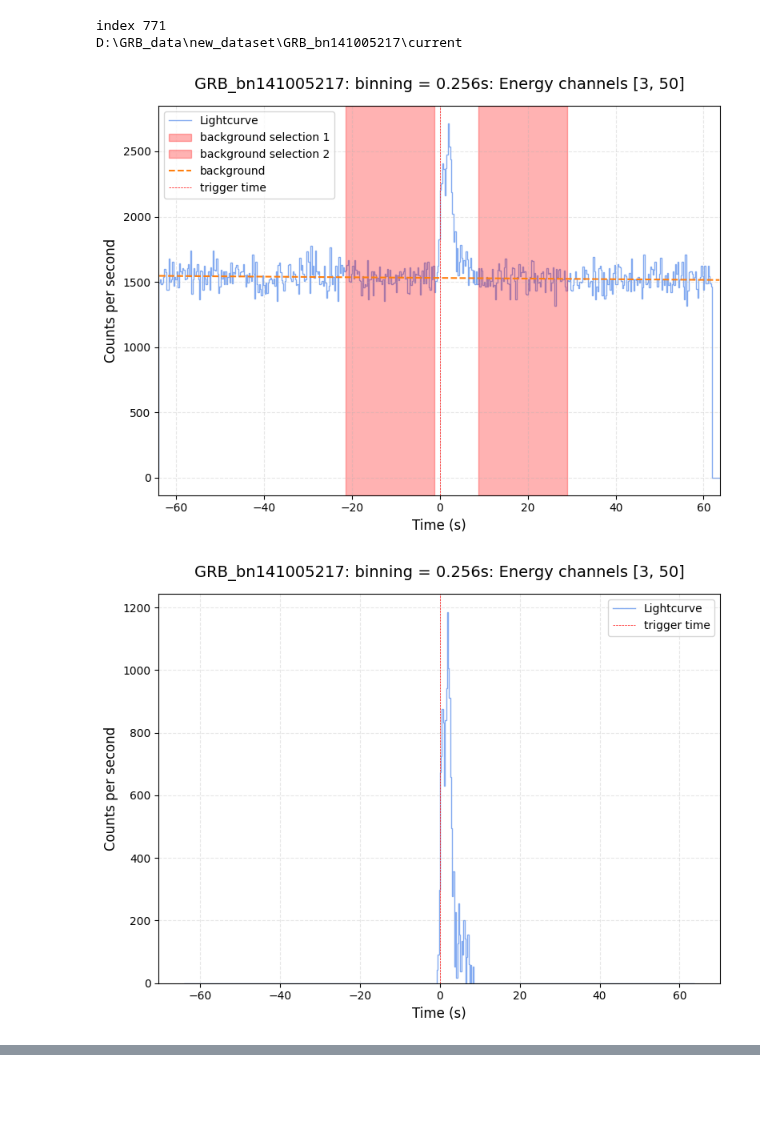
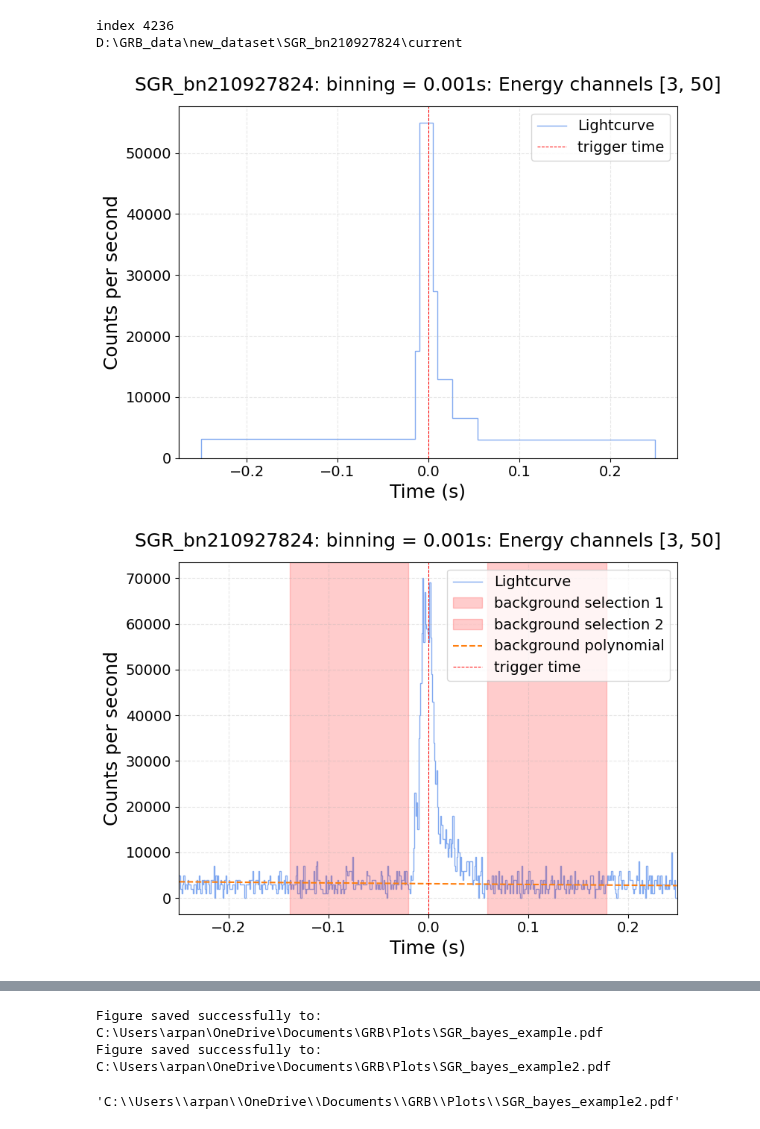
Before and after one commit to ArpanJohn/Transient_Classification, a Jupyter notebook: standard_bayes_demo.ipynb, the cells around one changed output, grey strips where cells are left out. Saved outputs shown, nothing was run; the diff lists cells and outputs as text; code cells hidden in the pictures; blank space fills up the shorter version.

```diff
--- a/standard_bayes_demo.ipynb
+++ b/standard_bayes_demo.ipynb
@@ -185,22 +188,22 @@ def hist_plot(hist, edges, label, bkgd = 0, bkgd_pol = 0):
     # Plot the histogram as a step plot
     plt.stairs(hist, edges, fill=False, alpha=0.8, color='cornflowerblue',
             label='Lightcurve')
-    plt.xlabel('Time (s)', fontsize=12)
-    plt.ylabel('Counts per second', fontsize=12)
-    plt.title(f'{label}', fontsize=14, pad=15)
+    plt.xlabel(         'Time (s)', fontsize=18)
+    plt.ylabel('Counts per second', fontsize=18)
+    plt.title(f'{label}'          , fontsize=18, pad=15)
 
     # Add grid for better readability
     plt.grid(True, alpha=0.3, linestyle='--')
 
     # Customize tick labels
-    plt.xticks(fontsize=10)
-    plt.yticks(fontsize=10)
+    plt.xticks(fontsize=14)
+    plt.yticks(fontsize=14)
 
     if bkgd != 0 and bkgd_pol != 0:
         x = (edges[1:] + edges[:-1]) / 2
         # Plot each shaded area
         for i, (x1, x2) in enumerate(bkgd):
-            plt.axvspan(x1, x2, alpha=0.3, color='red',label = f'background selection {i+1}')
+            plt.axvspan(x1, x2, alpha=0.2, color='red',label = f'background selection {i+1}')
         # make sure most things are visible
         plt.gca().set_xlim(left=min(edges))
         plt.gca().set_xlim(right=max(edges))
@@ -213,15 +216,15 @@ def hist_plot(hist, edges, label, bkgd = 0, bkgd_pol = 0):
         if np.any(np.abs(bkgd_y) > 10 * np.max(np.abs(hist))) or np.any(np.abs(bkgd_y) < 0.1 * np.min(np.abs(hist[hist != 0]))):
             # Plot the background within the limits
             mask = (bkgd_y >= plt.ylim()[0]) & (bkgd_y <= plt.ylim()[1])
-            plt.plot(x[mask], bkgd_y[mask], '--', label='background', color = colors[1])
+            plt.plot(x[mask], bkgd_y[mask], '--', label='background polynomial', color = colors[1])
         else:
             # If it doesn't blow up, plot normally
-            plt.plot(x, bkgd_y, '--', label='background',color = colors[1])
+            plt.plot(x, bkgd_y, '--', label='background polynomial',color = colors[1])
 
-    plt.axvline(x=0, color='red', linestyle='--', linewidth=0.5, label = 'trigger time')
+    plt.axvline(x=0, color='red', linestyle='--', linewidth=0.75, label = 'trigger time')
 
     # Add legend if you have multiple curves
-    plt.legend(fontsize=10, loc = 'best')
+    plt.legend(fontsize=14, loc = 'best')
 
     # Adjust layout to prevent label cutoff
     plt.tight_layout()
@@ -290,6 +293,9 @@ def lc_from_folder(folder, bins, chr, label, style_no = 0):
     bins = np.array(list(block_starts) + list([block_stops[-1]]))
     rates = bayes.get('rates')
 
+    fig3 = hist_plot(rates,bins,label)
+
+
     # Find indices where rates are non-zero
     non_zero_indices = np.nonzero(rates)[0]
 
@@ -336,7 +342,6 @@ def lc_from_folder(folder, bins, chr, label, style_no = 0):
         print('no signal')
         fig1 = hist_plot(hrates,edges,label)
         fig2 = None
-        fig3 = None
 
     else:
         y = hrates
@@ -352,7 +357,6 @@ def lc_from_folder(folder, bins, chr, label, style_no = 0):
         signal[mask] = np.maximum(0, (y[mask] - bkgd_pol(x[mask]))).astype(np.int32)
 
         fig2 = hist_plot(signal,edges,label)
-        fig3 = hist_plot(rates,bins,label)
 
     return fig1,fig2,fig3
 # %%
@@ -361,38 +365,43 @@ df = pd.read_csv('events.csv')
 # print(df.head())
 N = len(df)
 
 while True:
     i = np.random.randint(0,N)
     # i = 2161
-    i = 771
+    # i = 771
+    # i = 400
     folder = df.iloc[i]['filename']
     event_type, event = folder.split("_")
 
-    if event_type == 'GRB':
+    if folder == "SGR_bn210927824":
         break
+
+    # if event_type == 'SGR':
+    #     break
 
 print("index",i)
 
 
 bin_sizes = [0.001, 0.004, 0.016, 0.064, 0.256, 1.024, 4.096]
 data_no = 500
 r = 0.5
-bin = -3
+bin = 0
 range_min = -data_no * bin_sizes[bin] * r
 range_max = data_no * bin_sizes[bin] * (1-r)
 bins = np.arange(range_min,range_max,bin_sizes[bin])
 
 
 channels = [3, 50] # 10 to 100 keV
 # channels = [51,124] # 100 to 900 keV
 
 fig1,fig2,fig3 = lc_from_folder(folder, bins, channels, label=f"{folder}: binning = {bin_sizes[bin]}s: Energy channels {channels}")
 
 
 plt.show()
-save_to_dir(fig, f'{event_type}_example')
+save_to_dir(fig1, f'{event_type}_bayes_example')
+save_to_dir(fig2, f'{event_type}_bayes_example2')
 # %% [output]
-index 771
-D:\GRB_data\new_dataset\GRB_bn141005217\current
+index 4236
+D:\GRB_data\new_dataset\SGR_bn210927824\current
-[figure, old version]
+[figure, new version]
-[figure, old version]
+[figure, new version]
@@ -399,0 +409,3 @@ D:\GRB_data\new_dataset\GRB_bn141005217\current
+Figure saved successfully to: C:\Users\arpan\OneDrive\Documents\GRB\Plots\SGR_bayes_example.pdf
+Figure saved successfully to: C:\Users\arpan\OneDrive\Documents\GRB\Plots\SGR_bayes_example2.pdf
+'C:\\Users\\arpan\\OneDrive\\Documents\\GRB\\Plots\\SGR_bayes_example2.pdf'
```
Also changed, not shown: parts of 2 cells of this notebook, 2 other files.
